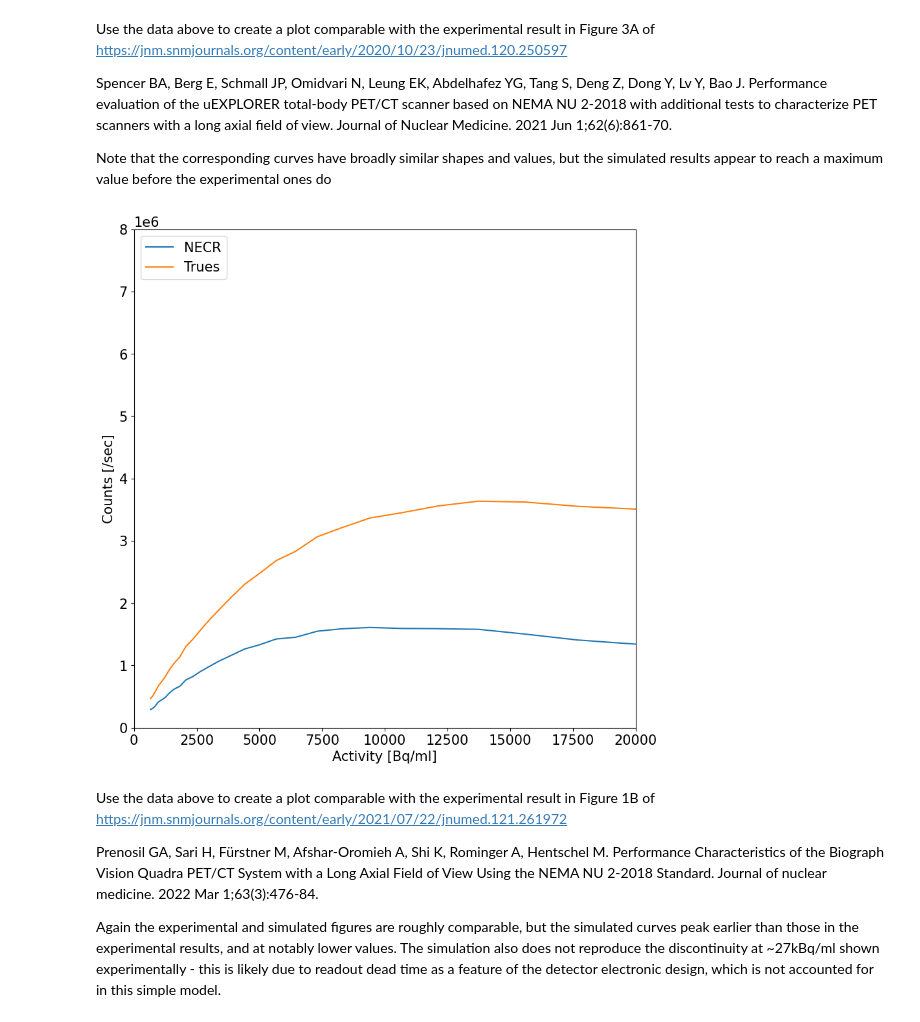
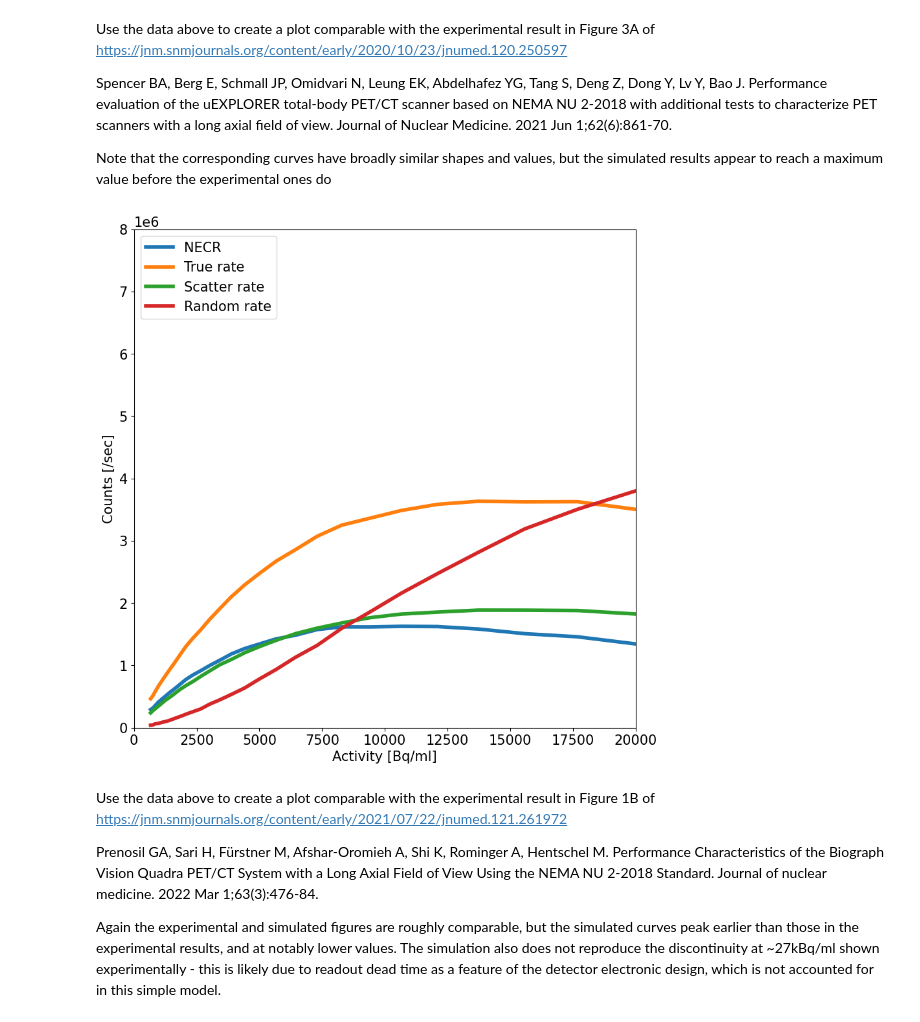
Before and after one commit to bwynneHEP/SimplePetScanner, a Jupyter notebook: analysis/SiemensVsExplorerNECR.ipynb, the cells around one changed output. Cells and saved outputs as stored; diff of their text form; code cells hidden in the pictures.

Commit message:
Add fixes in SiemensVsExplorerNECR jupyter notebook after changes in the common functions

```diff
--- a/analysis/SiemensVsExplorerNECR.ipynb
+++ b/analysis/SiemensVsExplorerNECR.ipynb
@@ -24,7 +24,6 @@ Statistical fluctuation of the result can be reduced by increasing the simulatio
 The CreateDataset command will run the Geant4 simulation with the appropriate parameters for source and detector type and length. The requested number of events will be simulated, but only those within the specified energy window will be loaded for analysis. If a suitable dataset already exists it will be re-used without further simulation.
 # %%
 def NECRatTimeF18( tracerData, crystalData, crystalActivity, detectorRadius, phantomLength, simulationWindow=1E-2, coincidenceWindow=4.7E-9, zWindow=325.0 ):
-
     # get volume in cc
     phantomRadius = 20.3 / 2.0
     phantomVolume = phantomRadius * phantomRadius * math.pi * phantomLength / 10.0 # assume length in mm
@@ -33,33 +32,44 @@ def NECRatTimeF18( tracerData, crystalData, crystalActivity, detectorRadius, pha
     trueAtTime = []
     rPlusSAtTime = []
     activityAtTime = []
+    scattersAtTime = []
+    randomsAtTime = []
+
     for time in range( 0, 700, 20 ):
         timeSec = float(time) * 60.0
         activity = F18ActivityAtTime( 1100E6, timeSec )
 
-        necr, true, rPlusS = DetectedCoincidences( [activity, crystalActivity], [tracerData, crystalData], simulationWindow, coincidenceWindow, detectorRadius, ZMin=-zWindow, ZMax=zWindow )
+        necr, true, rPlusS, Scatters, Randoms = DetectedCoincidences( [activity, crystalActivity], [tracerData, crystalData], simulationWindow, coincidenceWindow, detectorRadius, ZMin=-zWindow, ZMax=zWindow )
         necrAtTime.append( necr )
         trueAtTime.append( true )
         rPlusSAtTime.append( rPlusS )
+        scattersAtTime.append( Scatters )
+        randomsAtTime.append( Randoms )
         activityAtTime.append( activity / phantomVolume )
 
-    return activityAtTime, necrAtTime, trueAtTime, rPlusSAtTime
+    return activityAtTime, necrAtTime, trueAtTime, rPlusSAtTime, scattersAtTime, randomsAtTime
 
 # Simulation parameters
 phantomLength = 700
-datasetSize = 1000000
+datasetSize = 100000
 siemensEmin = 435.0
 siemensEmax = 585.0
 explorerEmin = 430.0
 explorerEmax = 645.0
 
-tracerData = CreateDataset( 1024, "Siemens", phantomLength, "LinearF18", datasetSize, siemensEmin, siemensEmax )
-crystalData = CreateDataset( 1024, "Siemens", phantomLength, "Siemens", datasetSize, siemensEmin, siemensEmax )
-activityAtTimeSiemens, necrAtTimeSiemens, trueAtTimeSiemens, rPlusSAtTimeSiemens = NECRatTimeF18( tracerData, crystalData, sqp.Lu176decaysInMass( sqp.DetectorMass() ), sqp.DetectorRadius(), phantomLength )
+detectorMaterial = "LSO"
+tracerData = CreateDataset( 1024, "Siemens", phantomLength, "LinearF18", datasetSize, siemensEmin, siemensEmax, detectorMaterial )
+crystalData = CreateDataset( 1024, "Siemens", phantomLength, "Siemens", datasetSize, siemensEmin, siemensEmax, detectorMaterial )
+
+activityAtTimeSiemens, necrAtTimeSiemens, trueAtTimeSiemens, rPlusSAtTimeSiemens, scatterAtTimeSiemens, randomAtTimeSiemens = NECRatTimeF18( tracerData, crystalData, sqp.Lu176decaysInMass( sqp.DetectorMass(detectorMaterial) ), sqp.DetectorRadius(), phantomLength )
+
 mpl.clf()
 
-tracerData = CreateDataset( 1850, "Explorer", phantomLength, "LinearF18", datasetSize, explorerEmin, explorerEmax )
-crystalData = CreateDataset( 1850, "Explorer", phantomLength, "Explorer", datasetSize, explorerEmin, explorerEmax )
-activityAtTimeExplorer, necrAtTimeExplorer, trueAtTimeExplorer, rPlusSAtTimeExplorer= NECRatTimeF18( tracerData, crystalData, ep.Lu176decaysInMass( ep.DetectorMass() ), ep.DetectorRadius(), phantomLength )
+detectorMaterial = "LYSO"
+tracerData = CreateDataset( 1850, "Explorer", phantomLength, "LinearF18", datasetSize, explorerEmin, explorerEmax, detectorMaterial )
+crystalData = CreateDataset( 1850, "Explorer", phantomLength, "Explorer", datasetSize, explorerEmin, explorerEmax, detectorMaterial )
+
+activityAtTimeExplorer, necrAtTimeExplorer, trueAtTimeExplorer, rPlusSAtTimeExplorer, scatterAtTimeExplorer, randomAtTimeExplorer = NECRatTimeF18( tracerData, crystalData, ep.Lu176decaysInMass( ep.DetectorMass(detectorMaterial)), ep.DetectorRadius(), phantomLength )
+
 mpl.clf()
 # %% [output]
@@ -98,18 +189,20 @@ Spencer BA, Berg E, Schmall JP, Omidvari N, Leung EK, Abdelhafez YG, Tang S, Den
 
 Note that the corresponding curves have broadly similar shapes and values, but the simulated results appear to reach a maximum value before the experimental ones do
 # %%
-labels = [ "NECR", "Trues" ]
-mpl.plot( activityAtTimeExplorer, necrAtTimeExplorer, label=labels[0] )
-mpl.plot( activityAtTimeExplorer, trueAtTimeExplorer, label=labels[1] )
+labels = [ "NECR", "True rate", "Scatter rate", "Random rate" ]
+mpl.plot( activityAtTimeExplorer, necrAtTimeExplorer, label=labels[0], linewidth=4.0 )
+mpl.plot( activityAtTimeExplorer, trueAtTimeExplorer, label=labels[1], linewidth=4.0 )
+mpl.plot( activityAtTimeExplorer, scatterAtTimeExplorer, label=labels[2], linewidth=4.0 )
+mpl.plot( activityAtTimeExplorer, randomAtTimeExplorer, label=labels[3], linewidth=4.0 )
 mpl.legend( labels )
 mpl.xlabel( "Activity [Bq/ml]" )
 mpl.xlim( [ 0, 20000 ] )
 mpl.ylim( [ 0, 8000000 ] )
 mpl.ylabel( "Counts [/sec]" )
 mpl.gcf().set_size_inches(10, 10)
 mpl.show()
 # %% [output]
-[figure, old version]
+[figure, new version]
 # %% [markdown]
 Use the data above to create a plot comparable with the experimental result in Figure 1B of https://jnm.snmjournals.org/content/early/2021/07/22/jnumed.121.261972
 
```
Also changed, not shown: parts of 3 cells of this notebook, 1 other file.
